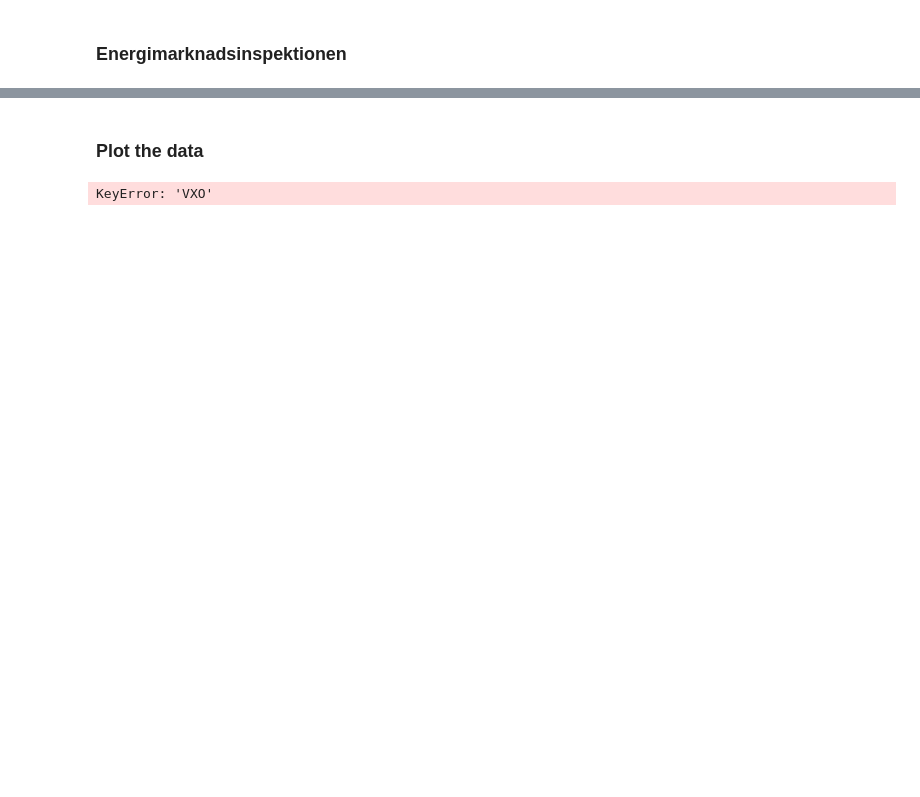
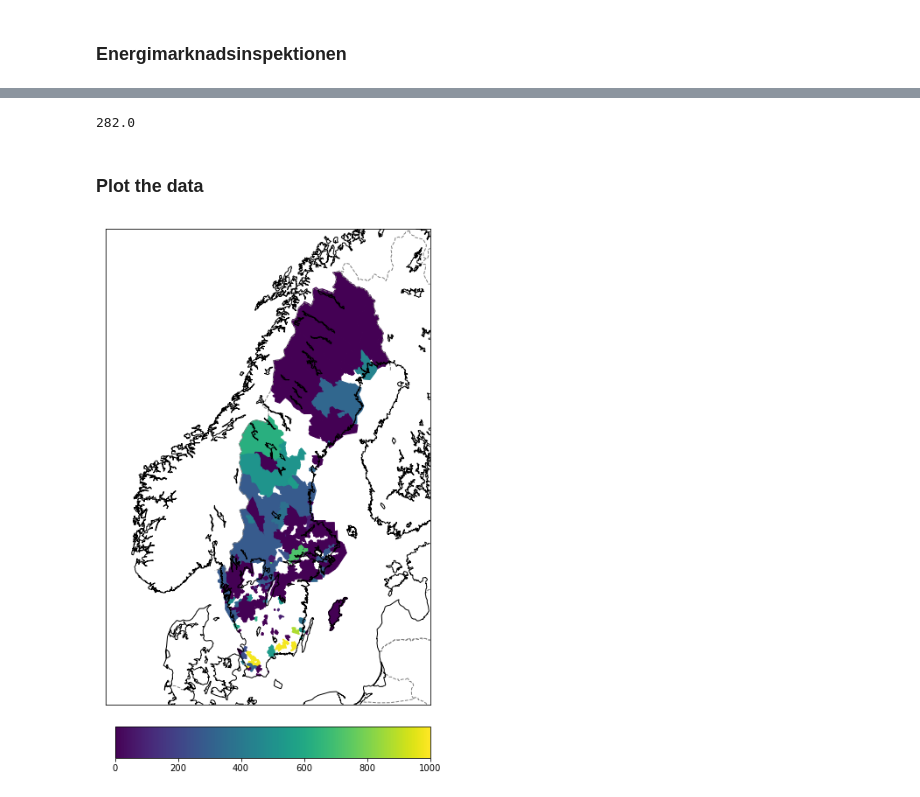
Before and after one commit to rebaseenergy/svk-data, a Jupyter notebook: nb-svk-data.ipynb, the cells around one changed output, grey strips where cells are left out. Drawn from its saved outputs; the diff is of its cells as text; code cells hidden in the pictures; blank space fills up the shorter version.

Commit message:
Added map figure

```diff
--- a/nb-svk-data.ipynb
+++ b/nb-svk-data.ipynb
@@ -112,4 +117,5 @@ df_SE.plot()
 ### Energimarknadsinspektionen
 # %%
 url = 'https://www.ei.se/Documents/Publikationer/arsrapporter/el/sammanstsllningar_over_elnatsforetagens_tariffer/Storre_sakringskunder.xlsx'
-df = pd.read_excel(url, sheet_name='35A, 30 000 kWh', header=[4,6])
+url = 'https://www.ei.se/Documents/Publikationer/arsrapporter/el/sammanstsllningar_over_elnatsforetagens_tariffer/Effektkunder.xlsx'
+df_ei = pd.read_excel(url, sheet_name='100kW, 350 MWh', header=6, index_col=1)
@@ -138,3 +122,7 @@ df#.iloc[:,0]
+# %%
+df_ei.loc['Ellevio AB','Unnamed: 5'].mean()
+# %% [output]
+282.0
 # %% [markdown]
 ### Plot the data
 # %%
@@ -155,15 +143,3 @@ lon_0 = 15.0
 lat_0 = 63.0
 earth_radius = 6371000.0
 m = create_map(lon_0, lat_0, earth_radius)
-# %%
-from ast import literal_eval
-area = 'VXO'
-polygon = np.array(literal_eval(df_areas.loc[area, 'polygon']))
-
-fig = plt.figure(figsize=(10,10))
-m.drawcountries(linewidth=1, linestyle='dashed', color='gray')
-m.drawcoastlines()
-m.plot(polygon[:,0], polygon[:,1], latlon=True, color='r', label=area)
-plt.legend(loc='upper left')
-# %% [output]
-KeyError: 'VXO'
@@ -169,0 +187,13 @@ KeyError: 'VXO'
+# %%
+from matplotlib.colorbar import ColorbarBase
+
+fig = plt.figure(figsize=(10,10))
+m = create_map(lon_0, lat_0, earth_radius)
+m.drawcountries(linewidth=1, linestyle='dashed', color='gray')
+m.drawcoastlines()
+collection = create_collection(df_areas)
+plt.gca().add_collection(collection)
+cax = fig.add_axes([0.27, 0.04, 0.5, 0.05]) # posititon
+cb = ColorbarBase(cax,cmap=cmap,norm=norm, orientation='horizontal')
+# %% [output]
+[figure, added]
```
Also changed, not shown: parts of 7 cells of this notebook, 2 other files.
